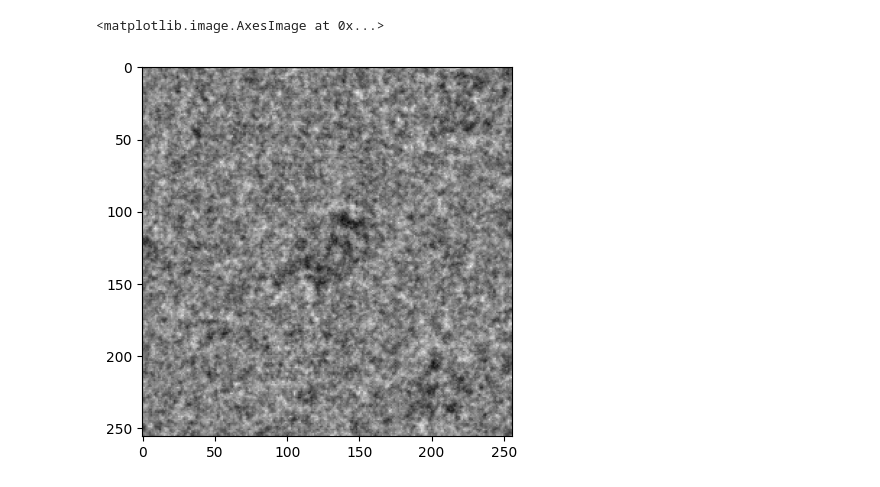
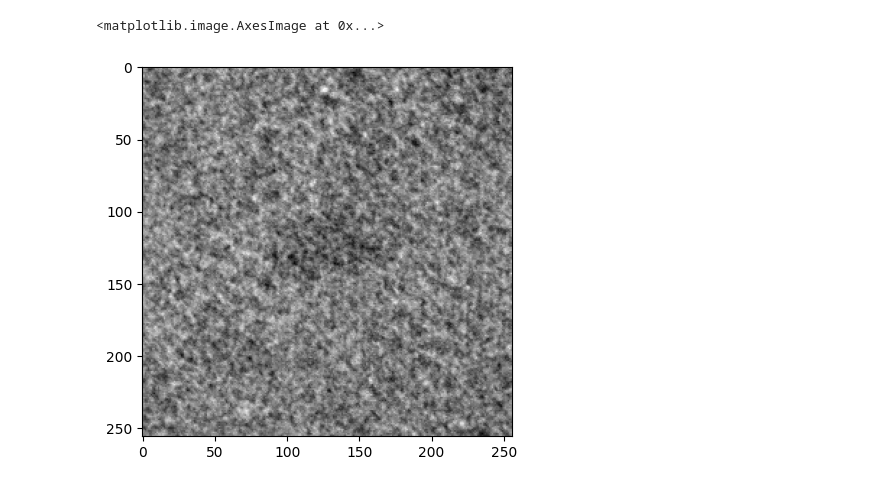
Before and after one commit to maxzoech/cryo-ml-utils, a Jupyter notebook: examples/cryo_ppp.ipynb, the cells around one changed output. Cells and saved outputs as stored; diff of their text form; code cells hidden in the pictures.

Commit message:
Added CTF correction

```diff
--- a/examples/cryo_ppp.ipynb
+++ b/examples/cryo_ppp.ipynb
@@ -8,9 +21,9 @@ import matplotlib.pyplot as plt
 # %%
 ROOT_DIR = "/home/mzoch/data/datasets/crypppp/extracted"
-ds = CryoPPPDataset(ROOT_DIR, datasets=["10017"])
+ds = CryoPPPDataset(ROOT_DIR, normalize_range=True, ctf_correction="weiner", datasets=["10017"])
 # %%
-img, _ = ds[0]
+img, particle = ds[4]
 plt.imshow(img[0], cmap="gray")
 # %% [output]
 <matplotlib.image.AxesImage at 0x...>
-[figure, old version]
+[figure, new version]
```
Also changed, not shown: parts of 6 cells of this notebook, 5 other files.
